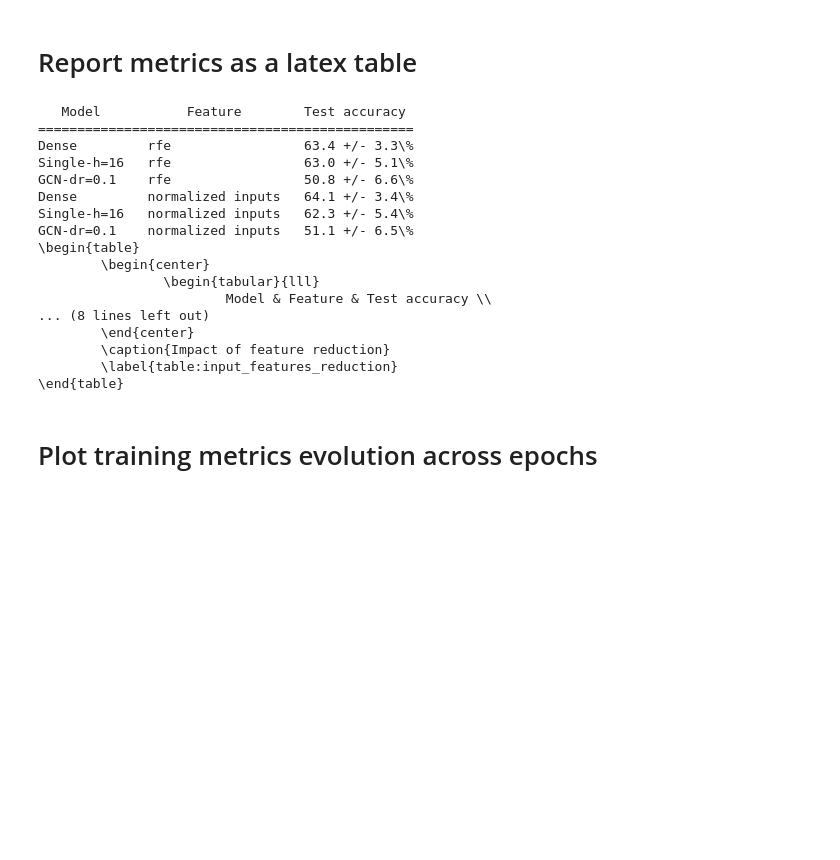
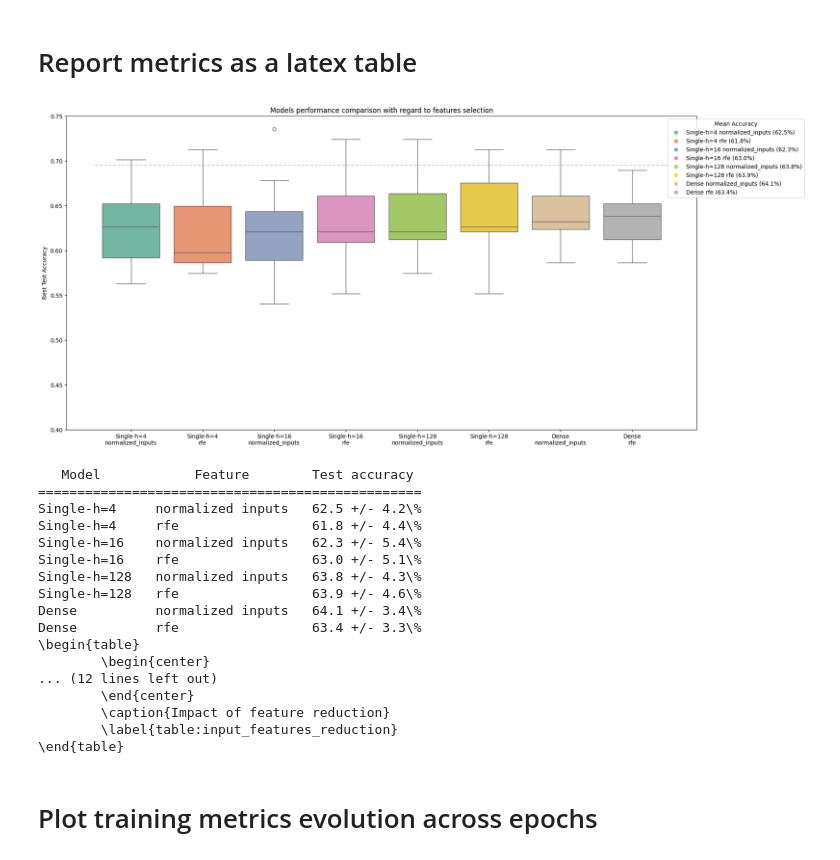
Before and after one commit to balthazarneveu/spectral_graph_convolutions, a Jupyter notebook: scripts/comparison_notebook.ipynb, the cells around one changed output. Saved outputs shown, nothing was run; the diff lists cells and outputs as text; code cells hidden in the pictures; blank space fills up the shorter version.

Commit message:
retrieve metrics from files, simply not calling train loop

```diff
--- a/scripts/comparison_notebook.ipynb
+++ b/scripts/comparison_notebook.ipynb
@@ -3,6 +3,10 @@
 # %%
 from medigraph.train_multiple_models import train_multiple_configurations as train
 from medigraph.model.metrics import plot_metrics, analyze_metrics
+from medigraph.utils import retrieve_metrics
+from medigraph.data.properties import NORMALIZED_INPUTS, RFE_DIM_REDUCTION
+RFE = RFE_DIM_REDUCTION
+INP = NORMALIZED_INPUTS
 from medigraph import root_dir
 from pathlib import Path
 from texttable import Texttable
@@ -44,3 +41,21 @@ res = analyze_metrics(metric_dict, plot_flag=False)
+# %%
+metric_dict = retrieve_metrics(
+    config_list=[
+        ("Single-h=4", INP), ("Single-h=4", RFE),
+        ("Single-h=16", INP), ("Single-h=16", RFE),
+        ("Single-h=128", INP), ("Single-h=128", RFE),
+        ("Dense", INP), ("Dense", RFE),
+    ]
+)
+# %%
+res = analyze_metrics(
+    metric_dict,
+    plot_flag=True,
+    figsize=(20, 10),
+    title="Models performance comparison with regard to features selection"
+)
+# %% [output]
+[figure, added]
 # %%
 
 table = Texttable()
@@ -62,19 +77,19 @@ table.add_rows([
 print(table.draw())
 print(latextable.draw_latex(table, caption="Impact of feature reduction", label="table:input_features_reduction"))
 # %% [output]
-   Model           Feature        Test accuracy
-================================================
-Dense         rfe                 63.4 +/- 3.3\%
-Single-h=16   rfe                 63.0 +/- 5.1\%
-GCN-dr=0.1    rfe                 50.8 +/- 6.6\%
-Dense         normalized inputs   64.1 +/- 3.4\%
-Single-h=16   normalized inputs   62.3 +/- 5.4\%
-GCN-dr=0.1    normalized inputs   51.1 +/- 6.5\%
+   Model            Feature        Test accuracy
+=================================================
+Single-h=4     normalized inputs   62.5 +/- 4.2\%
+Single-h=4     rfe                 61.8 +/- 4.4\%
+Single-h=16    normalized inputs   62.3 +/- 5.4\%
+Single-h=16    rfe                 63.0 +/- 5.1\%
+Single-h=128   normalized inputs   63.8 +/- 4.3\%
+Single-h=128   rfe                 63.9 +/- 4.6\%
+Dense          normalized inputs   64.1 +/- 3.4\%
+Dense          rfe                 63.4 +/- 3.3\%
 \begin{table}
         \begin{center}
-                \begin{tabular}{lll}
-                        Model & Feature & Test accuracy \\
-... (8 lines left out)
+... (12 lines left out)
         \end{center}
         \caption{Impact of feature reduction}
         \label{table:input_features_reduction}
```
Also changed, not shown: parts of 3 cells of this notebook, 2 other files.
